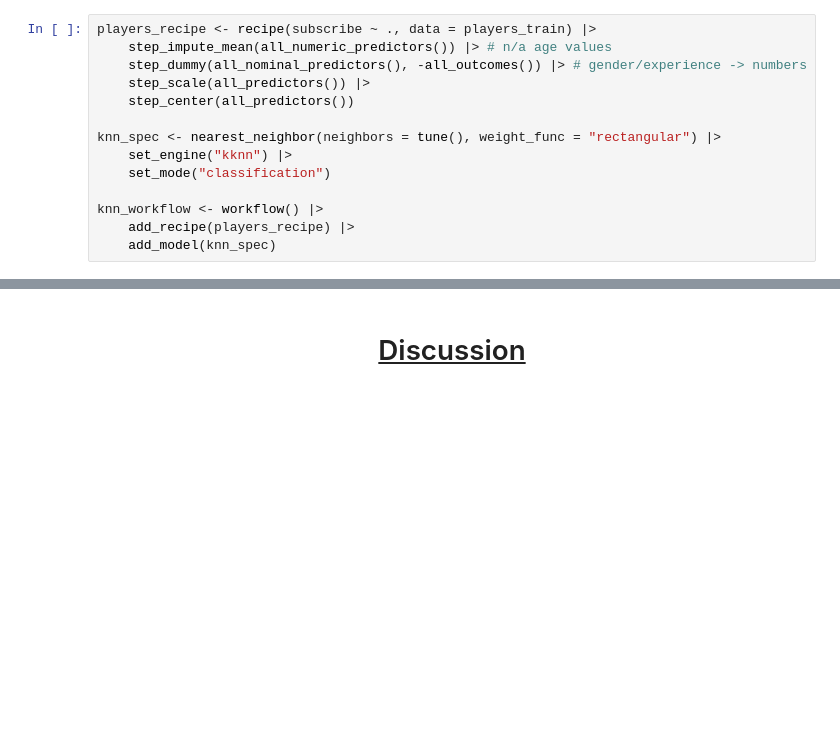
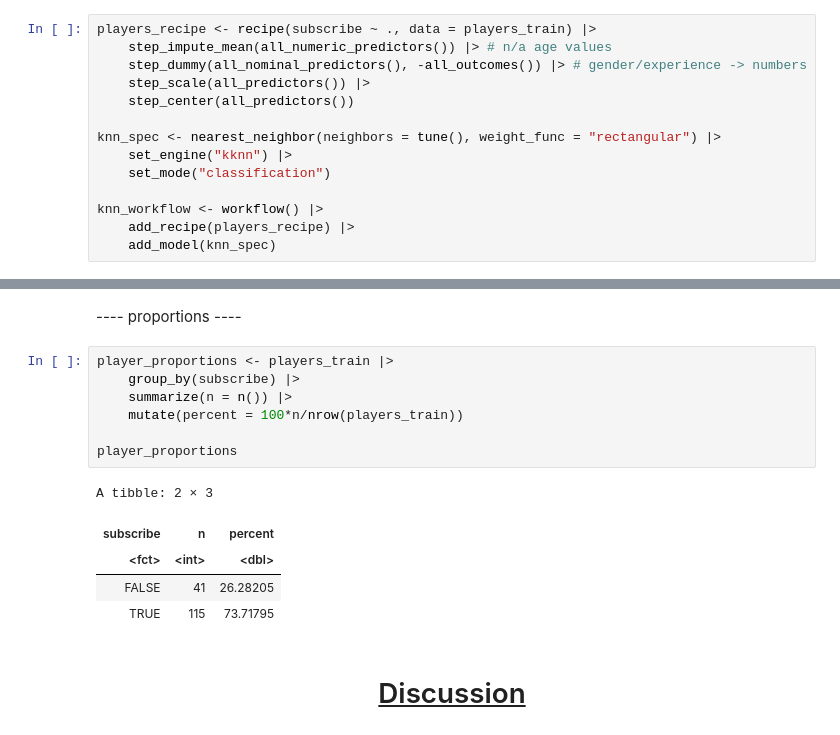
Before and after one commit to RealBabyPotato/DSCI-100-Final-Project, a Jupyter notebook: FinalProject.ipynb, the cells around one changed output, grey strips where cells are left out. Cells and saved outputs as stored; diff of their text form; blank space fills up the shorter version.

```diff
--- a/FinalProject.ipynb
+++ b/FinalProject.ipynb
@@ -303,3 +288,18 @@ A tibble: 40 × 6
+# %% [markdown]
+---- proportions ----
+# %%
+player_proportions <- players_train |>
+    group_by(subscribe) |>
+    summarize(n = n()) |>
+    mutate(percent = 100*n/nrow(players_train))
+
+player_proportions
+# %% [output]
+A tibble: 2 × 3
+| subscribe | n | percent |
+| <fct> | <int> | <dbl> |
+| FALSE | 41 | 26.28205 |
+| TRUE | 115 | 73.71795 |
 # %% [markdown]
 <h1><center><u>Discussion</u></center></h1>
 # %% [markdown]
```
Also changed, not shown: parts of 16 cells of this notebook.
